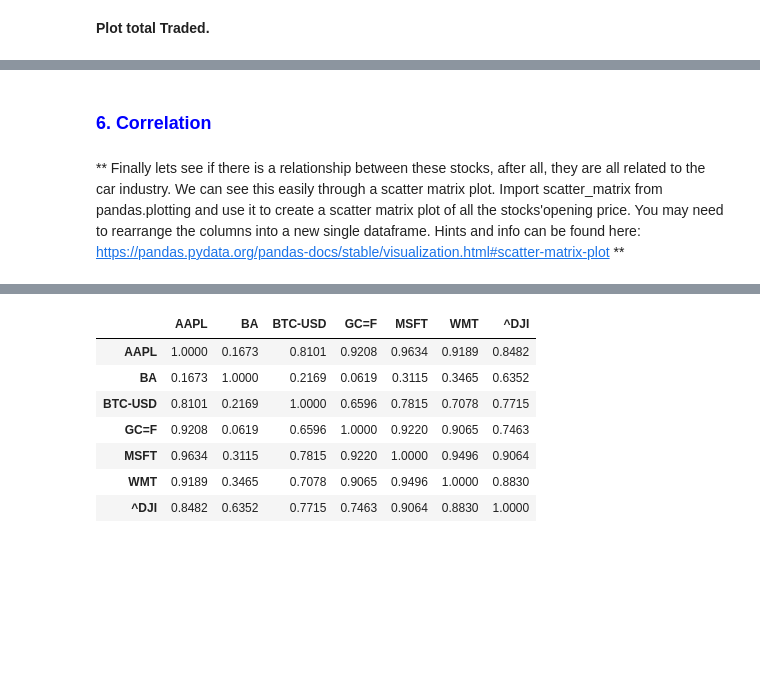
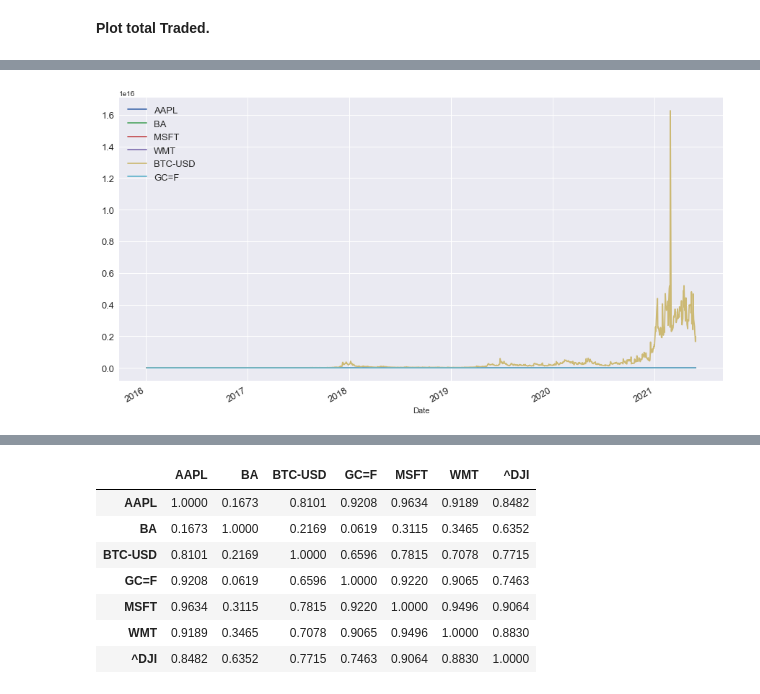
Before and after one commit to ntmai03/DataAnalysisProject, a Jupyter notebook: 06-QuantitativeFinance/01-FundamentalAnalysis.ipynb, the cells around one changed output, grey strips where cells are left out. Cells and saved outputs as stored; diff of their text form; code cells hidden in the pictures; blank space fills up the shorter version.

```diff
--- a/06-QuantitativeFinance/01-FundamentalAnalysis.ipynb
+++ b/06-QuantitativeFinance/01-FundamentalAnalysis.ipynb
@@ -652,4 +637,8 @@ Timestamp('2020-08-24 00:00:00')
-# %% [markdown]
- ### <font color=blue> 6. Correlation
-# %% [markdown]
-** Finally lets see if there is a relationship between these stocks, after all, they are all related to the car industry. We can see this easily through a scatter matrix plot. Import scatter_matrix from pandas.plotting and use it to create a scatter matrix plot of all the stocks'opening price. You may need to rearrange the columns into a new single dataframe. Hints and info can be found here: https://pandas.pydata.org/pandas-docs/stable/visualization.html#scatter-matrix-plot **
+# %%
+total_traded = close['2016-01-01':][['AAPL','BA','MSFT','WMT','BTC-USD','GC=F']] * volume['2016-01-01':]
+
+total_traded.dropna().plot(figsize = (15, 8), fontsize = 13)
+plt.legend(fontsize = 13)
+plt.show()
+# %% [output]
+[figure, added]
```
Also changed, not shown: parts of 47 cells of this notebook, 1 other file.
